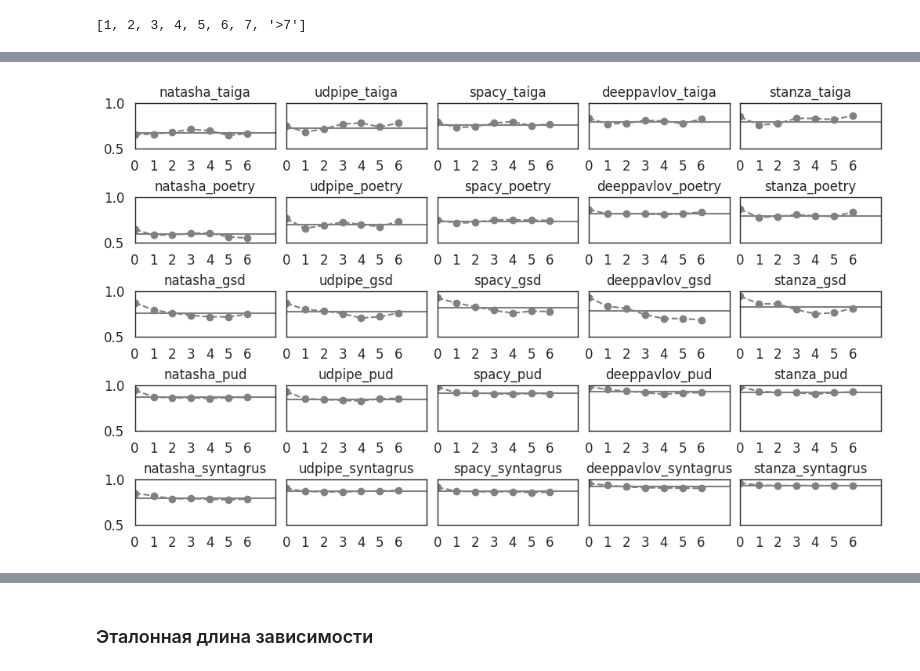
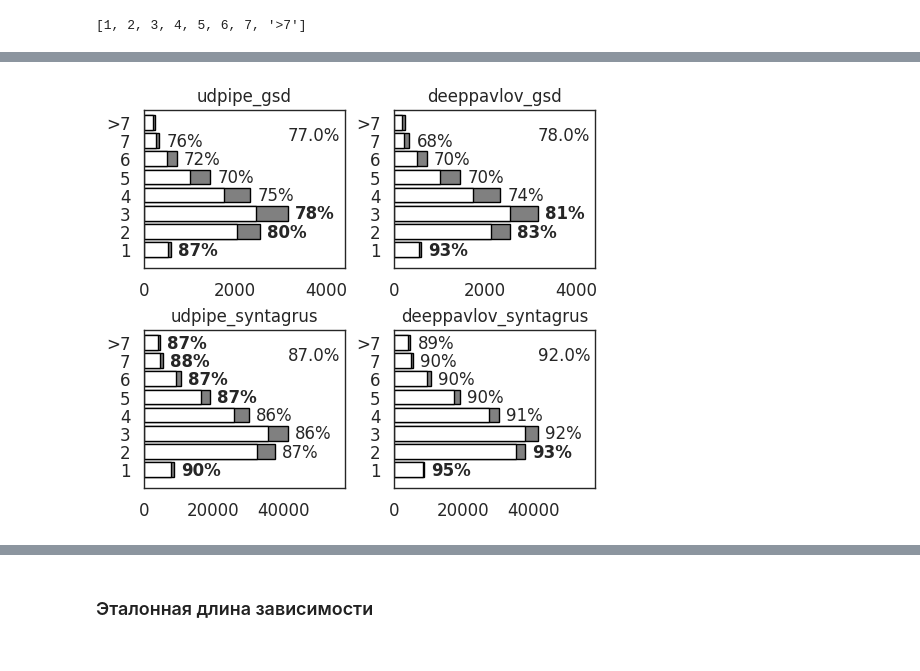
Before and after one commit to Derinhelm/parser_stat, a Jupyter notebook: Russian_parser_statistics.ipynb, the cells around one changed output, grey strips where cells are left out. Drawn from its saved outputs; the diff is of its cells as text; code cells hidden in the pictures.

```diff
--- a/Russian_parser_statistics.ipynb
+++ b/Russian_parser_statistics.ipynb
@@ -1499,16 +1489,30 @@ plt.show()
-# %%
-f, axs = plt.subplots(len(treebank_names), len(parser_names), figsize=(10, 6), sharey=True, constrained_layout=True)
-
-max_depth = 7
-for tr_i, tr in enumerate(treebank_names):
-  for p_i, p in enumerate(parser_names):
-    axs[tr_i][p_i].plot(list(map(lambda s: s[1] if s[2] > 100 else None, gold_depth_stat[p][tr].values))[:max_depth], ls="--", marker="o", label=p, color='grey')
-    axs[tr_i][p_i].set_title(f"{p}_{tr}")
-    axs[tr_i][p_i].set_xlim(0, max_depth + 0.5)
-    axs[tr_i][p_i].set_xticks(range(max_depth))
-    axs[tr_i][p_i].axhline(len(result_df[tr][result_df[tr]['gold_parent'] == result_df[tr][f"{p}_parent"]]) / len(result_df[tr]), color='grey')
-    axs[tr_i][p_i].set_ylim(0.5, 1.0)
-plt.savefig("/content/pics/depth_rate.jpg", format='jpg', dpi=300, bbox_inches='tight')
-plt.show()
-# %% [output]
-[figure, removed]
+# %%
+f, axs = plt.subplots(2, 2, figsize=(5, 4.4), constrained_layout=True)
+
+for tr_i, tr in enumerate(['gsd', 'syntagrus']):
+  for p_i, p in enumerate(['udpipe', 'deeppavlov']):
+    max_y = min(len(gold_depth_stat[p][tr]), 9)
+    positions = np.array(range(max_y))
+    d = gold_depth_stat[p][tr]["all"].to_dict()
+    bar_all = axs[tr_i][p_i].barh(positions, width=list(d.values())[:max_y], height=0.8, color='grey', edgecolor='black')
+    d = gold_depth_stat[p][tr]["right"].to_dict()
+    bar_right = axs[tr_i][p_i].barh(positions, width=list(d.values())[:max_y], height=0.8, color='white', edgecolor='black')
+    max_x = max(bar_all.datavalues)
+    for b_i in range(max_y):
+      font = 'normal'
+      if bar_right.datavalues[b_i] / bar_all.datavalues[b_i] > gold_depth_stat[p][tr]['right'].sum() / gold_depth_stat[p][tr]['all'].sum():
+          font = 'bold'
+      axs[tr_i][p_i].text(bar_all.datavalues[b_i] + 0.05 * max_x, b_i - 0.3,
+                          f"{ bar_right.datavalues[b_i] / bar_all.datavalues[b_i] * 100:.0f}%" if bar_all.datavalues[b_i] > 0.1 * max_x else "",
+                          fontweight=font)
+    axs[tr_i][p_i].set_title(f"{p}_{tr}")
+    axs[tr_i][p_i].text(max_x, 6, f"{(gold_depth_stat[p][tr]['right'].sum() / gold_depth_stat[p][tr]['all'].sum() * 100).round(0)}%")
+    axs[tr_i][p_i].set_ylim(-1, 7.7)
+    axs[tr_i][p_i].set_xlim(0, 1.4 * max_x)
+    ylabels = list(map(str, (gold_depth_stat[p][tr].index))) + ["!"] * (max_y - 1 - len(gold_depth_stat[p][tr]))
+    axs[tr_i][p_i].set_yticks(positions, labels=ylabels)
+
+plt.savefig("/content/pics/depth_diagram_prez.eps", format='eps', dpi=300, bbox_inches='tight')
+#plt.legend()
+# %% [output]
+[figure, added]
```
Also changed, not shown: parts of 10 cells of this notebook.
